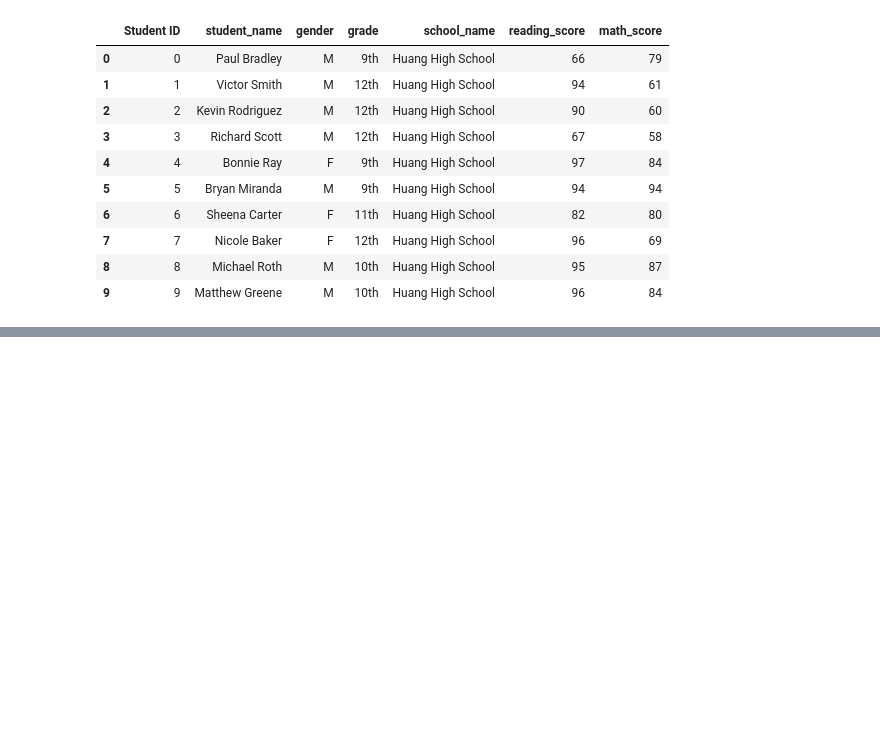
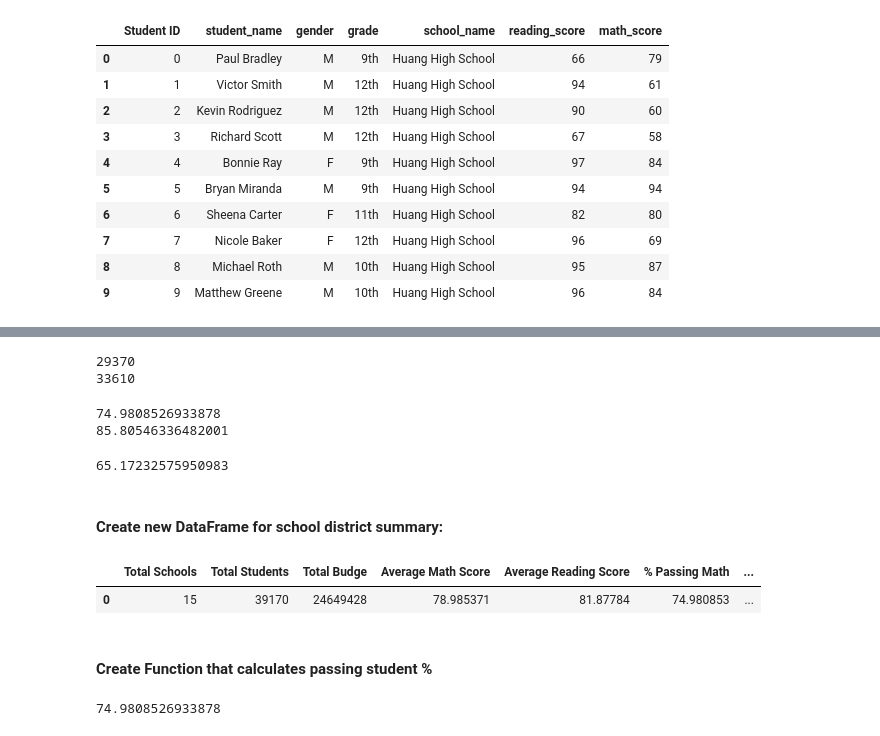
Before and after one commit to Khawlasidaoui/School_District_Analysis, a Jupyter notebook: PyCitySchools.ipynb, the cells around one changed output, grey strips where cells are left out. Cells and saved outputs as stored; diff of their text form; code cells hidden in the pictures; blank space fills up the shorter version.

```diff
--- a/PyCitySchools.ipynb
+++ b/PyCitySchools.ipynb
@@ -99,0 +167,4 @@ student_data_df.head(10)
+# %%
+#reading_score average:
+reading_score_average=school_data_complete_df['reading_score'].mean()
+reading_score_average
@@ -99,0 +173,4 @@ student_data_df.head(10)
+# %%
+#math_score average:
+math_score_average=school_data_complete_df['math_score'].mean()
+math_score_average
@@ -99,0 +199,64 @@ student_data_df.head(10)
+# %%
+#Get the number of students who passed math and reading - based on boolean value above
+
+#use df[df column condition]
+passing_math=school_data_complete_df[school_data_complete_df['math_score']>=70]
+
+#Number of students passing math
+passing_math_count=passing_math['Student ID'].count()
+print(passing_math_count)
+
+passing_reading=school_data_complete_df[school_data_complete_df['reading_score']>=70]
+#Number of students passing reading
+passing_reading_count=passing_reading['Student ID'].count()
+print(passing_reading_count)
+# %% [output]
+29370
+33610
+# %%
+#total nmber of students:
+student_count=school_data_complete_df['Student ID'].count()
+
+#Percentage of students passing math:
+passing_math_percentage=passing_math_count/float(student_count)*100
+print(passing_math_percentage)
+
+#Percentage of students passing reading:
+passing_reading_percentage=passing_reading_count/float(student_count)*100
+print(passing_reading_percentage)
+# %% [output]
+74.9808526933878
+85.80546336482001
+# %%
+# Get overall passing %
+
+#1. create new dataframe based on both conditions:
+passing_math_reading=school_data_complete_df[(school_data_complete_df['math_score']>=70) & (school_data_complete_df['reading_score']>=70)]
+
+#2. get the count of total students who passed both math and reading:
+overall_passing_math_reading_count=passing_math_reading['Student ID'].count()
+
+#3. get percentage of students who passed both math and reading:
+overall_passing_percentage=overall_passing_math_reading_count/float(student_count)*100
+
+print(overall_passing_percentage)
+# %% [output]
+65.17232575950983
+# %% [markdown]
+#### Create new DataFrame for school district summary:
+# %%
+#Use list of dictionaries to create dataframe:
+district_summary_df=pd.DataFrame([{"Total Schools":school_count,
+                               'Total Students':student_count,
+                                   'Total Budge':total_budget,
+                               "Average Math Score":math_score_average,
+                               "Average Reading Score":reading_score_average,
+                               '% Passing Math':passing_math_percentage,
+                               '% Passing Reading':passing_reading_percentage,
+                               '% Overall Passing':overall_passing_percentage}])
+district_summary_df
+# %% [output]
+|  | Total Schools | Total Students | Total Budge | Average Math Score | Average Reading Score | % Passing Math | ... |
+| 0 | 15 | 39170 | 24649428 | 78.985371 | 81.87784 | 74.980853 | ... |
+# %% [markdown]
+####    Create Function that calculates passing student %
@@ -99,0 +266,5 @@ student_data_df.head(10)
+# %%
+#call the function
+passing_math_percent(passing_math_count,student_count)
+# %% [output]
+74.9808526933878
```
Also changed, not shown: parts of 18 cells of this notebook, 2 other files.
